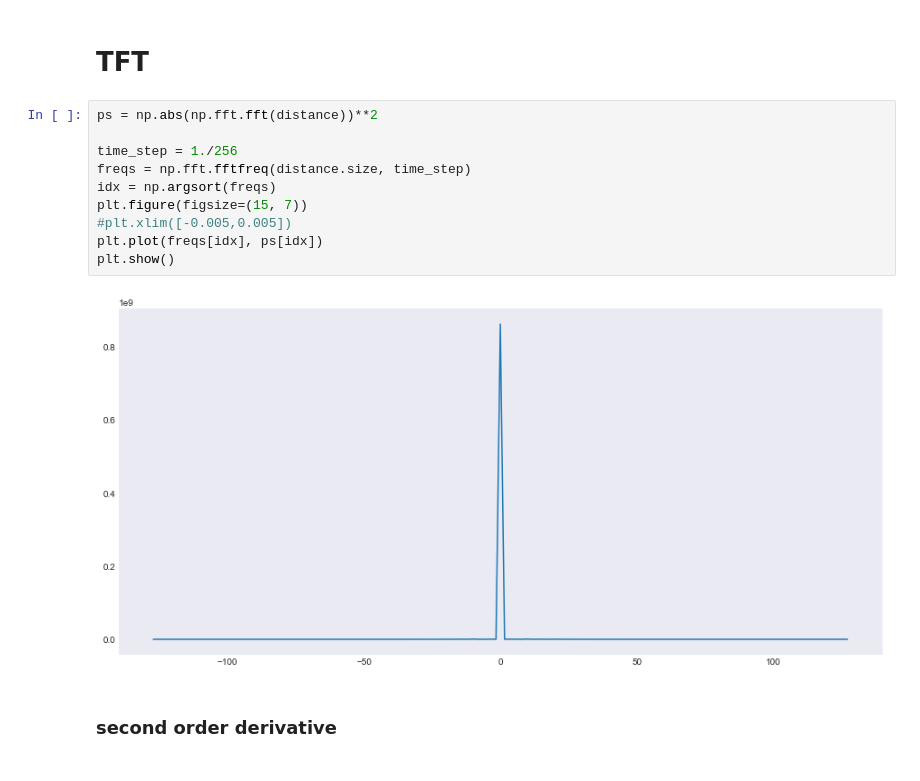
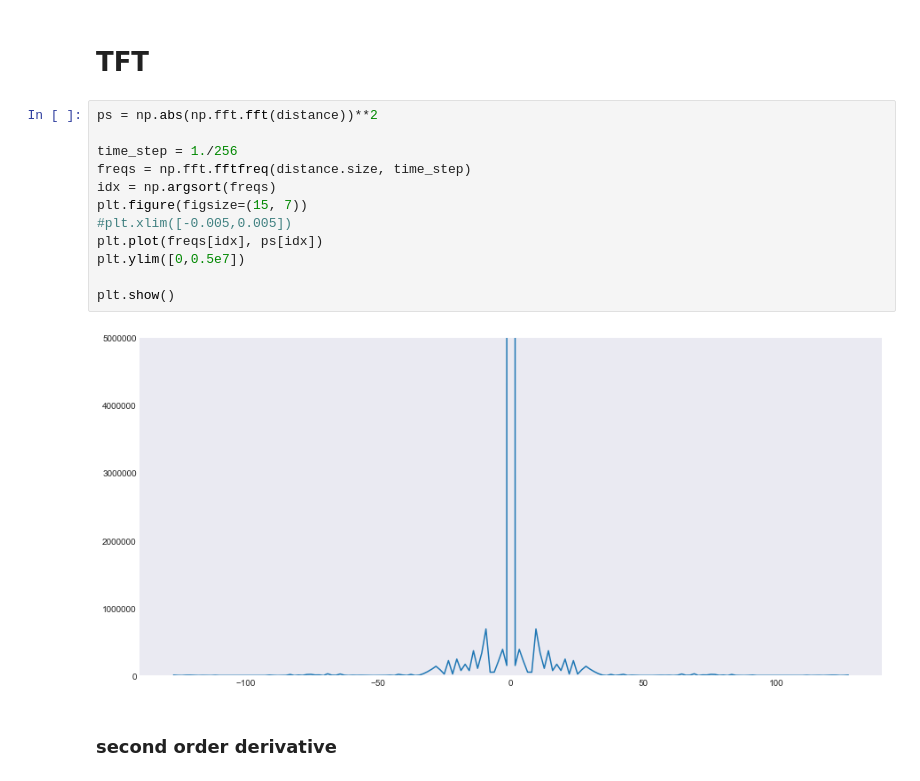
Before and after one commit to YosriSakly/Geste-et-intelligence-artificielle-HRV-fatigue, a Jupyter notebook: Copy-Yosri.ipynb, the cells around one changed output. Saved outputs shown, nothing was run; the diff lists cells and outputs as text.

```diff
--- a/Copy-Yosri.ipynb
+++ b/Copy-Yosri.ipynb
@@ -227,15 +227,17 @@ plt.show()
 # %%
 ps = np.abs(np.fft.fft(distance))**2
 
 time_step = 1./256
 freqs = np.fft.fftfreq(distance.size, time_step)
 idx = np.argsort(freqs)
 plt.figure(figsize=(15, 7))
 #plt.xlim([-0.005,0.005])
 plt.plot(freqs[idx], ps[idx])
+plt.ylim([0,0.5e7])
+
 plt.show()
 # %% [output]
-[figure, old version]
+[figure, new version]
 # %% [markdown]
 ### second order derivative
 # %%
```
Also changed, not shown: parts of 1 cell of this notebook.
